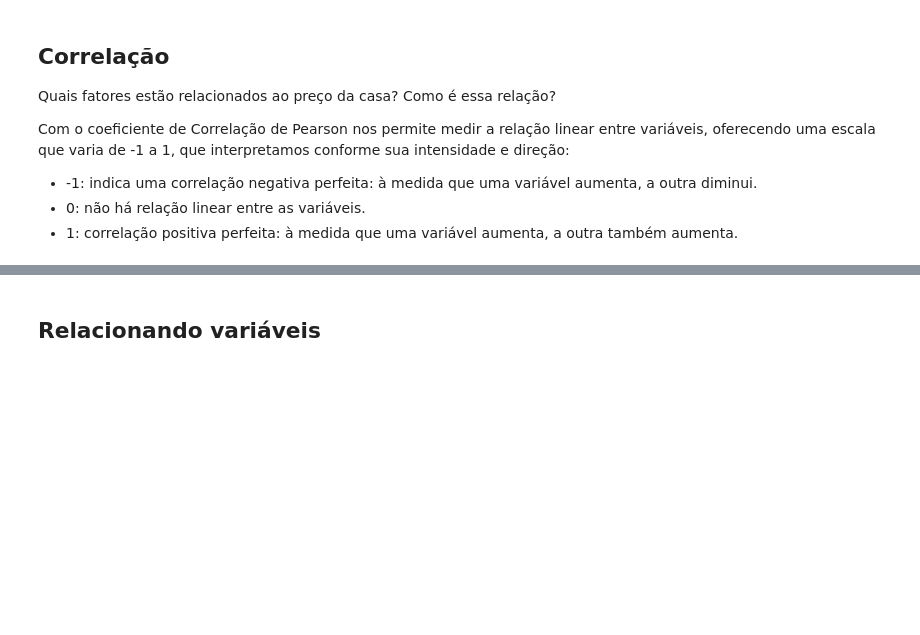
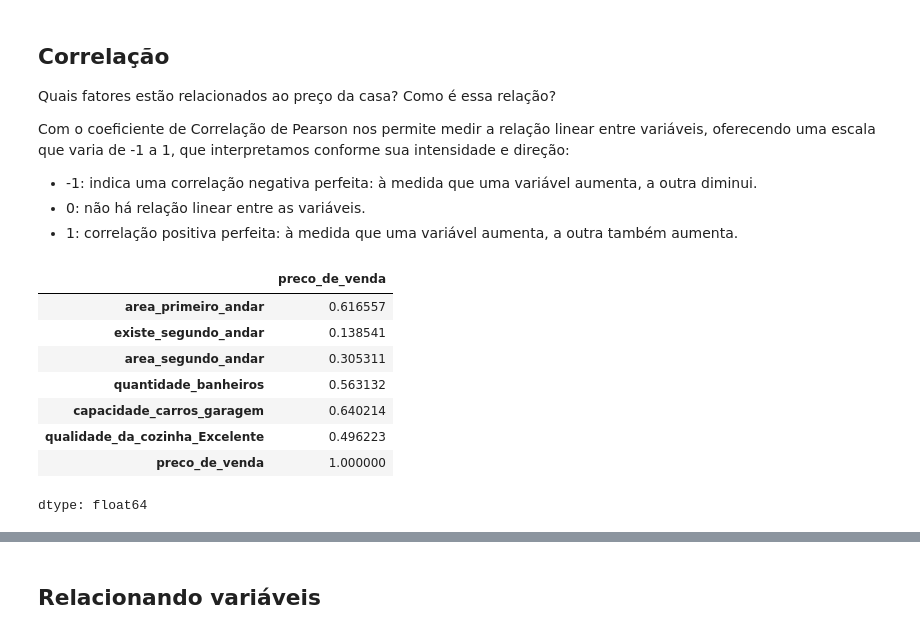
Before and after one commit to Narrayane/03_Estatistica_e_Machine_Learning, a Jupyter notebook: 03.02.01_Regressao_linear_Testando_relacoes.ipynb, the cells around one changed output, grey strips where cells are left out. Drawn from its saved outputs; the diff is of its cells as text; code cells hidden in the pictures; blank space fills up the shorter version.

```diff
--- a/03.02.01_Regressao_linear_Testando_relacoes.ipynb
+++ b/03.02.01_Regressao_linear_Testando_relacoes.ipynb
@@ -18,4 +20,5 @@ Base de dados simplificada e inspirada em [House Prices](https://www.kaggle.com/
 # %%
 #Lendo dados
+dados = pd.read_csv('/content/Preços_de_casas.csv')
 # %%
 #Quais fatores coletados?
@@ -21,0 +43,3 @@ Base de dados simplificada e inspirada em [House Prices](https://www.kaggle.com/
+# %%
+#retirar a coluna ID
+dados = dados.drop(columns = 'Id')
@@ -31,3 +72,4 @@ Com o coeficiente de Correlação de Pearson nos permite medir a relação linea
 * 1: correlação positiva perfeita: à medida que uma variável aumenta, a outra também aumenta.
 # %%
 # Correlação
+corr = dados.corr()
@@ -36,0 +76,12 @@ Com o coeficiente de Correlação de Pearson nos permite medir a relação linea
+# %%
+corr['preco_de_venda']
+# %% [output]
+|  | preco_de_venda |
+| area_primeiro_andar | 0.616557 |
+| existe_segundo_andar | 0.138541 |
+| area_segundo_andar | 0.305311 |
+| quantidade_banheiros | 0.563132 |
+| capacidade_carros_garagem | 0.640214 |
+| qualidade_da_cozinha_Excelente | 0.496223 |
+| preco_de_venda | 1.000000 |
+dtype: float64
```
Also changed, not shown: parts of 25 cells of this notebook.
